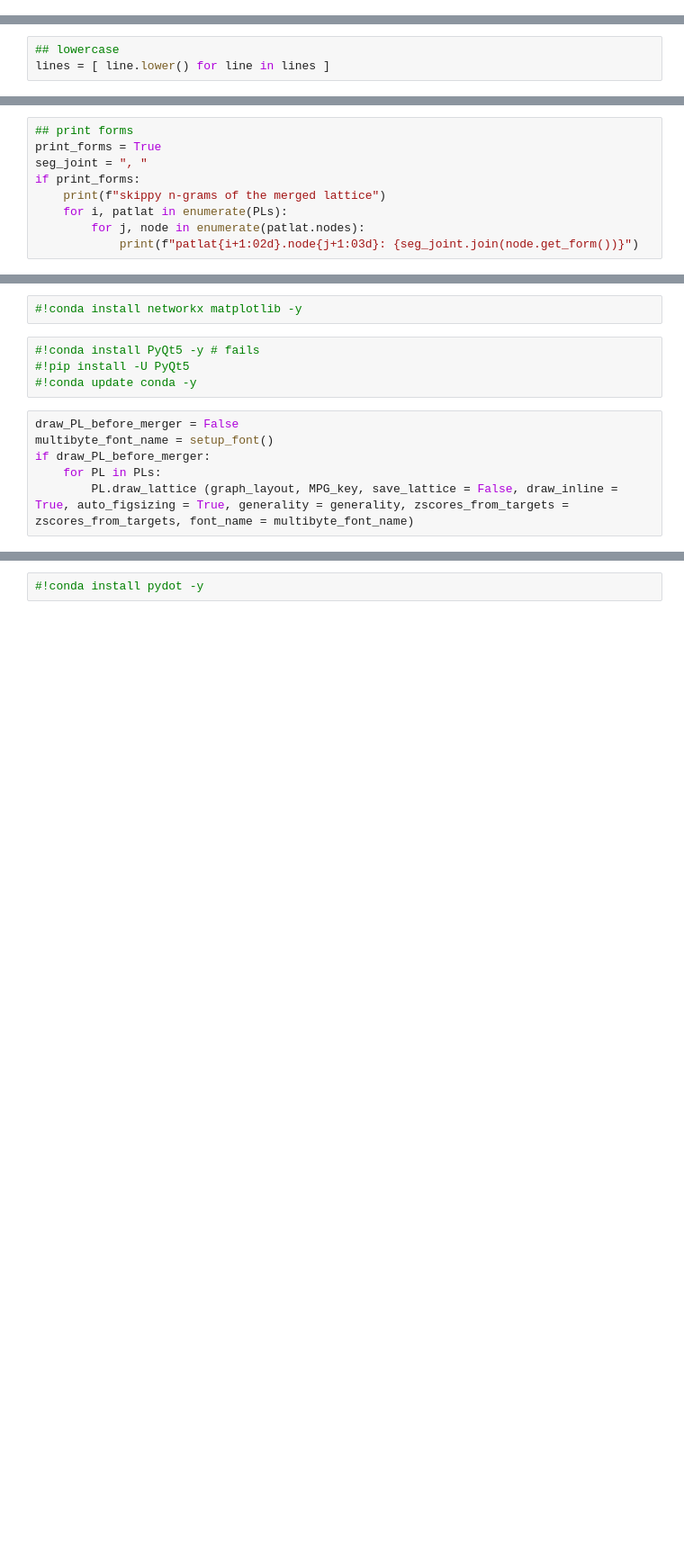
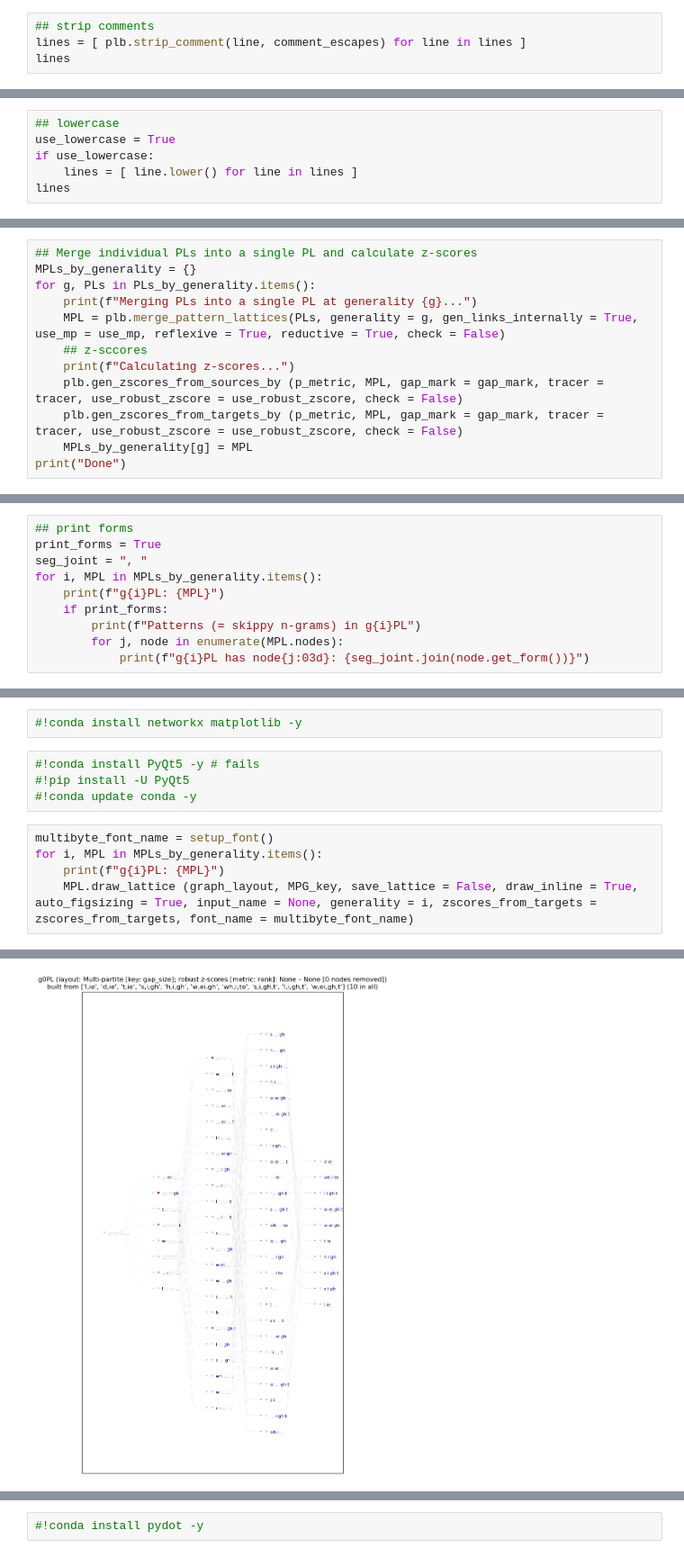
Before and after one commit to kow-k/pyPLB, a Jupyter notebook: gPLB-basics.ipynb, the cells around one changed output, grey strips where cells are left out. Shown at 90% size. Drawn from its saved outputs; the diff is of its cells as text; blank space fills up the shorter version.

```diff
--- a/gPLB-basics.ipynb
+++ b/gPLB-basics.ipynb
@@ -47,0 +71,4 @@ print(f"lines: {lines}")
+# %%
+## strip comments
+lines = [ plb.strip_comment(line, comment_escapes) for line in lines ]
+lines
@@ -48,3 +86,6 @@ print(f"lines: {lines}")
 # %%
 ## lowercase
-lines = [ line.lower() for line in lines ]
+use_lowercase = True
+if use_lowercase:
+    lines = [ line.lower() for line in lines ]
+lines
@@ -173,0 +272,12 @@ for item in data:
+# %%
+## Merge individual PLs into a single PL and calculate z-scores
+MPLs_by_generality = {}
+for g, PLs in PLs_by_generality.items():
+    print(f"Merging PLs into a single PL at generality {g}...")
+    MPL = plb.merge_pattern_lattices(PLs, generality = g, gen_links_internally = True, use_mp = use_mp, reflexive = True, reductive = True, check = False)
+    ## z-sccores
+    print(f"Calculating z-scores...")
+    plb.gen_zscores_from_sources_by (p_metric, MPL, gap_mark = gap_mark, tracer = tracer, use_robust_zscore = use_robust_zscore, check = False)
+    plb.gen_zscores_from_targets_by (p_metric, MPL, gap_mark = gap_mark, tracer = tracer, use_robust_zscore = use_robust_zscore, check = False)
+    MPLs_by_generality[g] = MPL
+print("Done")
@@ -175,8 +303,9 @@ for item in data:
 ## print forms
 print_forms = True
 seg_joint = ", "
-if print_forms:
-    print(f"skippy n-grams of the merged lattice")
-    for i, patlat in enumerate(PLs):
-        for j, node in enumerate(patlat.nodes):
-            print(f"patlat{i+1:02d}.node{j+1:03d}: {seg_joint.join(node.get_form())}")
+for i, MPL in MPLs_by_generality.items():
+    print(f"g{i}PL: {MPL}")
+    if print_forms:
+        print(f"Patterns (= skippy n-grams) in g{i}PL")
+        for j, node in enumerate(MPL.nodes):
+            print(f"g{i}PL has node{j:03d}: {seg_joint.join(node.get_form())}")
@@ -209,8 +361,8 @@ print(f"MPG_key: {MPG_key}")
 #!pip install -U PyQt5
 #!conda update conda -y
 # %%
-draw_PL_before_merger = False
 multibyte_font_name = setup_font()
-if draw_PL_before_merger:
-    for PL in PLs:
-        PL.draw_lattice (graph_layout, MPG_key, save_lattice = False, draw_inline = True, auto_figsizing = True, generality = generality, zscores_from_targets = zscores_from_targets, font_name = multibyte_font_name)
+for i, MPL in MPLs_by_generality.items():
+    print(f"g{i}PL: {MPL}")
+    MPL.draw_lattice (graph_layout, MPG_key, save_lattice = False, draw_inline = True, auto_figsizing = True, input_name = None, generality = i, zscores_from_targets = zscores_from_targets, font_name = multibyte_font_name)
+# %% [output]
@@ -216,0 +383 @@ if draw_PL_before_merger:
+[figure, added]
```
Also changed, not shown: parts of 27 cells of this notebook.
